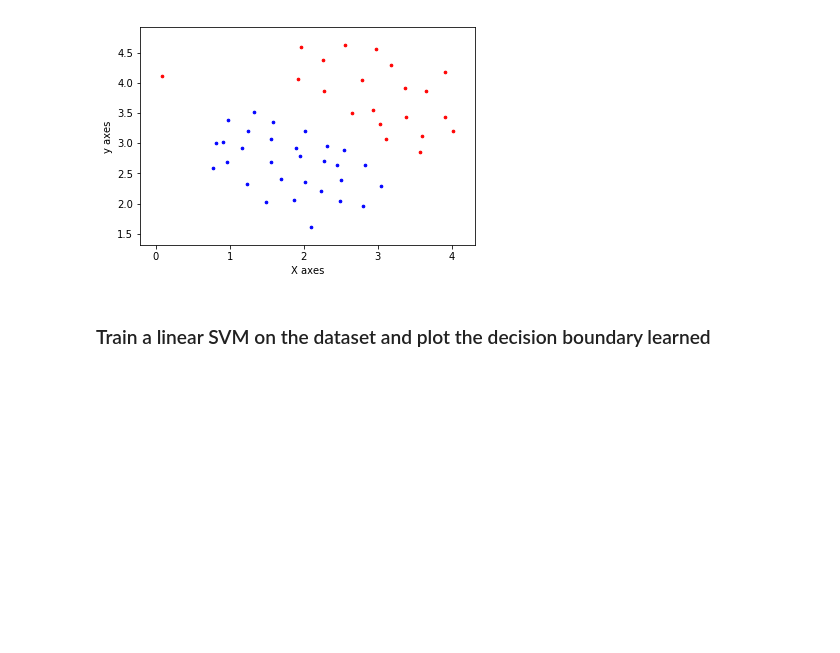
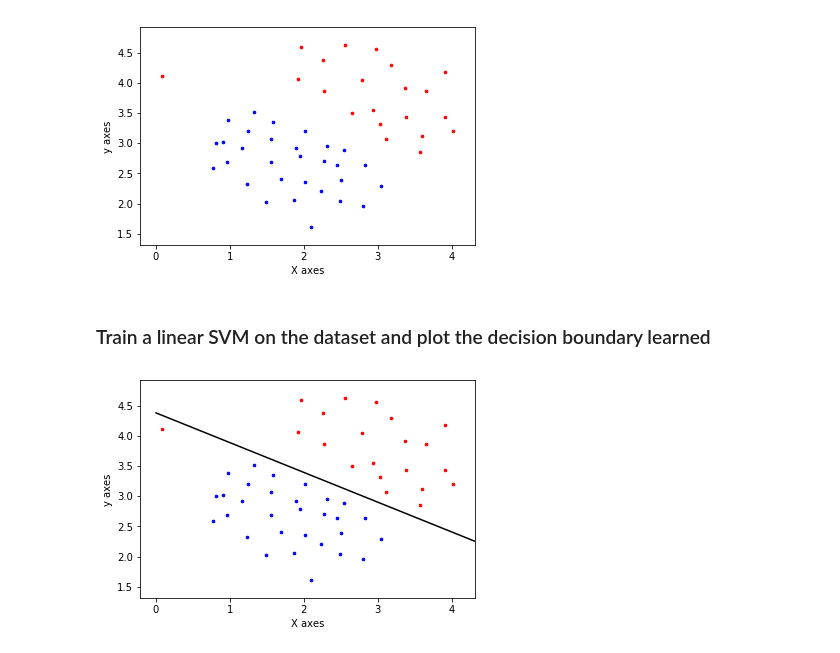
Before and after one commit to Pptr95/machine-learning-AndrewNg, a Jupyter notebook: assignment6/ex6/ex6.ipynb, the cells around one changed output. Cells and saved outputs as stored; diff of their text form; code cells hidden in the pictures; blank space fills up the shorter version.

```diff
--- a/assignment6/ex6/ex6.ipynb
+++ b/assignment6/ex6/ex6.ipynb
@@ -29,3 +35,36 @@ plotDataClassification(X, y)
 [figure]
 # %% [markdown]
 ### Train a linear SVM on the dataset and plot the decision boundary learned
+# %%
+#training
+C=10
+clf = svm.SVC(kernel='linear', C=C)
+clf.fit(X, y.ravel())
+
+#evaluate accuracy
+accuracy = clf.score(X, y)
+
+#make new prediction
+prediction = clf.predict([[5.9643, 10.5957]])
+
+#plot decision boundary
+def plot_linear_boundary(clf):
+    # w in this case is a <2,1> vector containing theta1 and theta2, the optimized coefficients related to x1 and x2
+    w = clf.coef_[0]
+
+    # line slope
+    a = -w[0] / w[1]
+
+    # generating an x grid
+    xx = np.linspace(0,12)
+
+    # calculating the decision boundary function on the x grid
+    # clf.intercept_[0] is actually equal to theta0
+    yy = a * xx - clf.intercept_[0] / w[1]
+
+    # plot the line
+    h0 = plt.plot(xx, yy, 'k-', label="non weighted div")
+plot_linear_boundary(clf)
+plotDataClassification(X, y)
+# %% [output]
+[figure, added]
```
Also changed, not shown: parts of 6 cells of this notebook.
